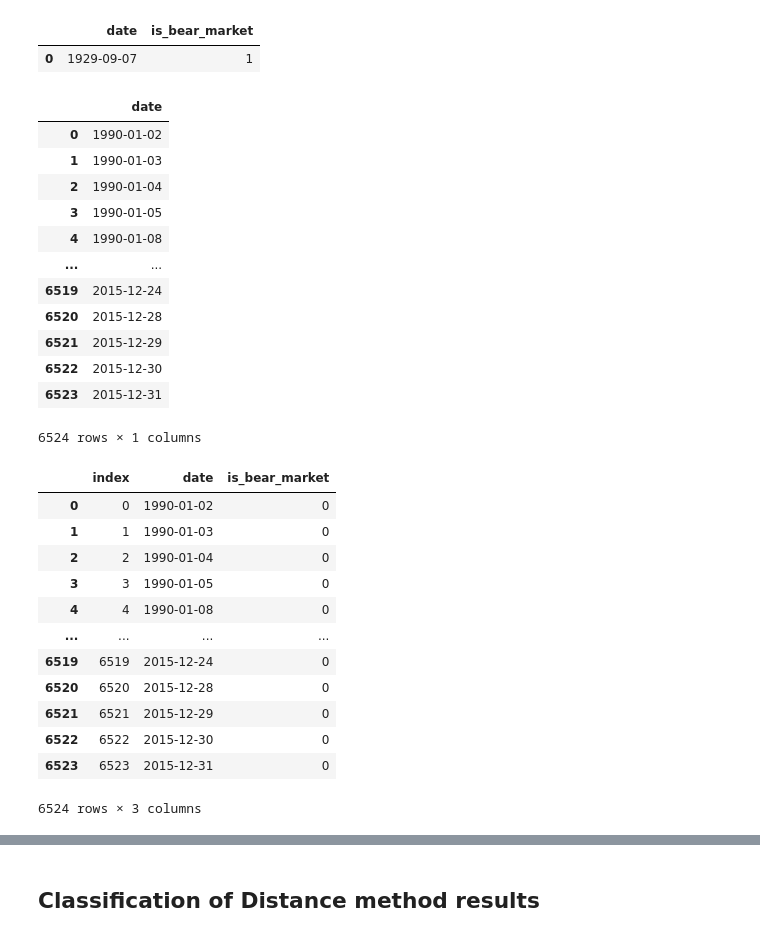
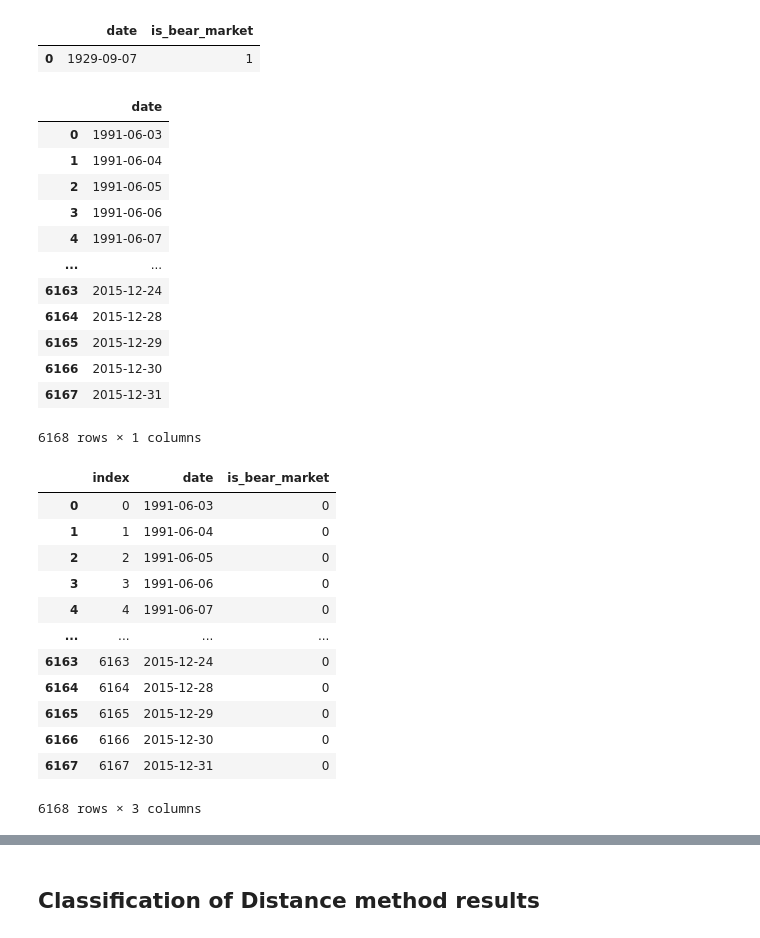
Before and after one commit to pietro-bottega/pairs_trading_crisis, a Jupyter notebook: crisis_analysis/crisis_analysis.ipynb, the cells around one changed output, grey strips where cells are left out. Saved outputs shown, nothing was run; the diff lists cells and outputs as text; code cells hidden in the pictures.

```diff
--- a/crisis_analysis/crisis_analysis.ipynb
+++ b/crisis_analysis/crisis_analysis.ipynb
@@ -79,28 +79,28 @@ daily_bear_market.head(1)
 # %%
 # Function to create a dataframe with business days excluding holidays
 def list_business_days(start_date, end_date):
     us_bd = CustomBusinessDay(calendar=USFederalHolidayCalendar())
     date_range = pd.date_range(start=start_date, end=end_date, freq=us_bd)
     return [date.date() for date in date_range]
 
-start_date = '1990-06-01'
+start_date = '1991-06-01'
 end_date = '2015-12-31'
 business_days = pd.DataFrame(list_business_days(start_date, end_date), columns=['date']).astype({'date': 'datetime64[ns]'})
 business_days
 # %% [output]
 |  | date |
-| 0 | 1990-01-02 |
-| 1 | 1990-01-03 |
-| 2 | 1990-01-04 |
-| 3 | 1990-01-05 |
-| 4 | 1990-01-08 |
+| 0 | 1991-06-03 |
+| 1 | 1991-06-04 |
+| 2 | 1991-06-05 |
+| 3 | 1991-06-06 |
+| 4 | 1991-06-07 |
 | ... | ... |
-| 6519 | 2015-12-24 |
-| 6520 | 2015-12-28 |
-| 6521 | 2015-12-29 |
-| 6522 | 2015-12-30 |
-| 6523 | 2015-12-31 |
+| 6163 | 2015-12-24 |
+| 6164 | 2015-12-28 |
+| 6165 | 2015-12-29 |
+| 6166 | 2015-12-30 |
+| 6167 | 2015-12-31 |
-6524 rows × 1 columns
+6168 rows × 1 columns
 # %%
 # Final mapping of dates inside analysis period, each classified by bear market indication
 analysis_period_classified = pd.merge(
@@ -114,15 +114,15 @@ analysis_period_classified = pd.merge(
 analysis_period_classified
 # %% [output]
 |  | index | date | is_bear_market |
-| 0 | 0 | 1990-01-02 | 0 |
-| 1 | 1 | 1990-01-03 | 0 |
-| 2 | 2 | 1990-01-04 | 0 |
-| 3 | 3 | 1990-01-05 | 0 |
-| 4 | 4 | 1990-01-08 | 0 |
+| 0 | 0 | 1991-06-03 | 0 |
+| 1 | 1 | 1991-06-04 | 0 |
+| 2 | 2 | 1991-06-05 | 0 |
+| 3 | 3 | 1991-06-06 | 0 |
+| 4 | 4 | 1991-06-07 | 0 |
 | ... | ... | ... | ... |
-| 6519 | 6519 | 2015-12-24 | 0 |
-| 6520 | 6520 | 2015-12-28 | 0 |
-| 6521 | 6521 | 2015-12-29 | 0 |
-| 6522 | 6522 | 2015-12-30 | 0 |
-| 6523 | 6523 | 2015-12-31 | 0 |
+| 6163 | 6163 | 2015-12-24 | 0 |
+| 6164 | 6164 | 2015-12-28 | 0 |
+| 6165 | 6165 | 2015-12-29 | 0 |
+| 6166 | 6166 | 2015-12-30 | 0 |
+| 6167 | 6167 | 2015-12-31 | 0 |
-6524 rows × 3 columns
+6168 rows × 3 columns
```
Also changed, not shown: parts of 25 cells of this notebook, 15 other files.
